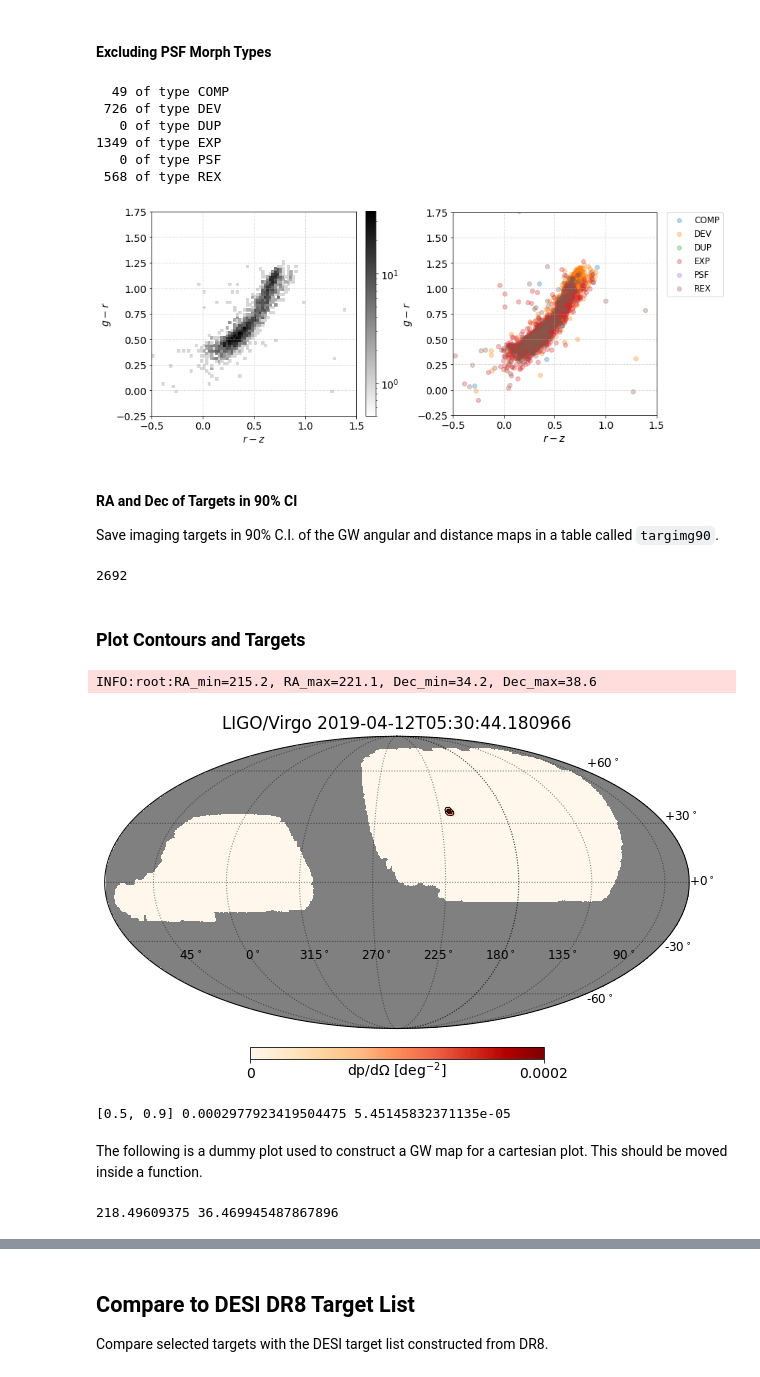
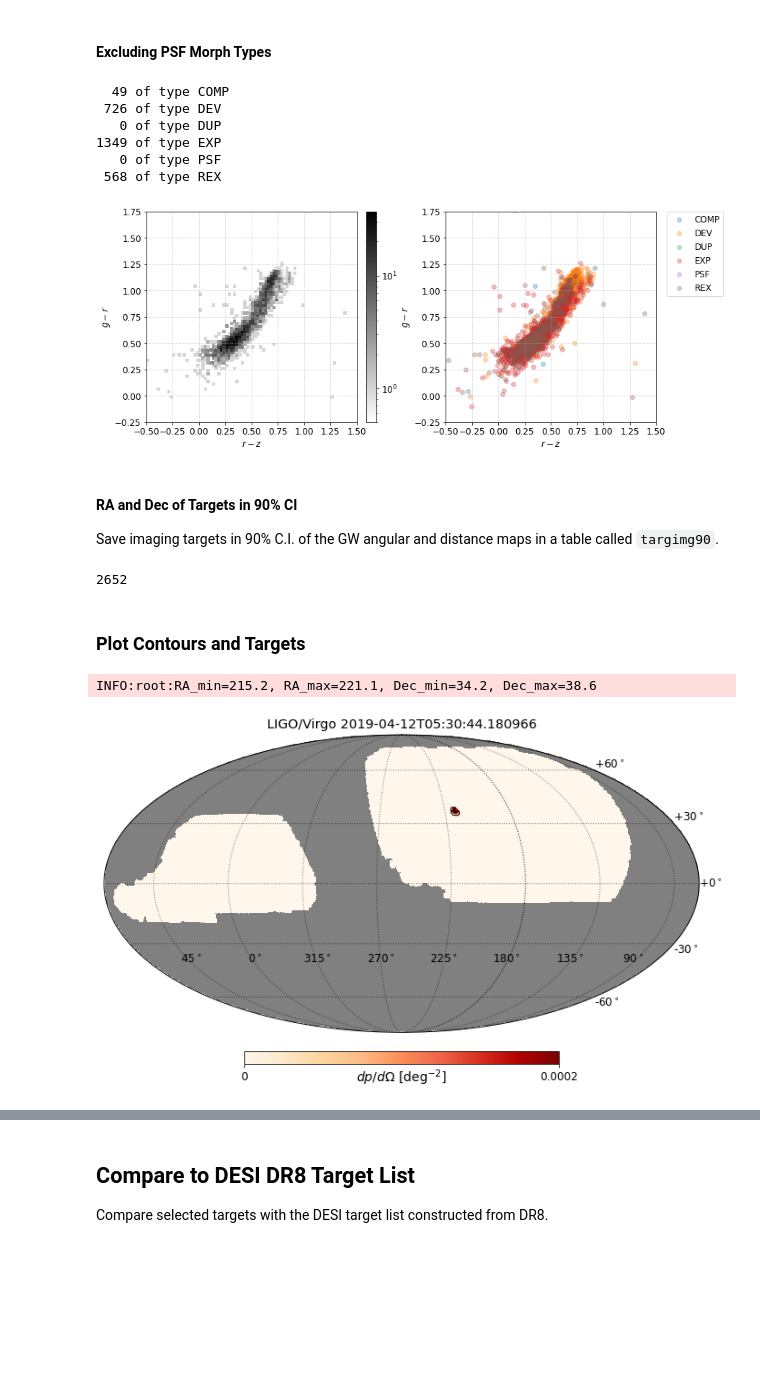
Before and after one commit to desihub/timedomain, a Jupyter notebook: gwtarget/gw_dr8.ipynb, the cells around one changed output, grey strips where cells are left out. Drawn from its saved outputs; the diff is of its cells as text; code cells hidden in the pictures; blank space fills up the shorter version.

Commit message:
Plot cleanup.

```diff
--- a/gwtarget/gw_dr8.ipynb
+++ b/gwtarget/gw_dr8.ipynb
@@ -25,12 +25,12 @@ import healpy as hp
 import matplotlib as mpl
 import matplotlib.pyplot as plt
 
-from gw_skymap import compute_quantiles, compute_contours, plot_gwmap
+from gw_skymap import compute_quantiles, compute_contours, plot_mollmap, plot_cartmap
 
 from desitarget import io, cuts
 from desitarget.targetmask import desi_mask, bgs_mask
 
-mpl.rc('font', size=14)
+mpl.rc('font', size=12)
 # %% [markdown]
 ## DR8 Access Functions
 
@@ -376,7 +375,7 @@ fig.tight_layout();
 1349 of type EXP
    0 of type PSF
  568 of type REX
-[figure, old version]
+[figure, new version]
 # %% [markdown]
 #### RA and Dec of Targets in 90% CI
 
@@ -384,65 +383,16 @@ Save imaging targets in 90% C.I. of the GW angular and distance maps in a table
 # %%
 select = rescut & nonneg_mag & nonpsf
 
-targimg90 = objcat[select]
+targimg90 = objcat[select][colcut]
 ra90  = targimg90['RA']
 dec90 = targimg90['DEC']
 len(targimg90)
 # %% [output]
-2692
+2652
 # %% [markdown]
 ### Plot Contours and Targets
 # %%
-fig = plot_gwmap(gwfile)
+fig = plot_mollmap(gwfile)
 # %% [output]
 INFO:root:RA_min=215.2, RA_max=221.1, Dec_min=34.2, Dec_max=38.6
-[figure, old version]
+[figure, new version]
-# %%
-# Compute GW contours for degraded map.
-gwmap = hp.read_map(gwfile)
-npix = len(gwmap)
-nside = hp.npix2nside(npix)
-levels = [0.50, 0.90]
-lev50, lev90 = compute_quantiles(levels, gwmap)
-print(levels, lev50, lev90)
-
-gwmap256 = hp.pixelfunc.ud_grade(gwmap, 256) #reduce nside to make it faster
-gwmap256 = gwmap256/np.sum(gwmap256)
-ra_contour, dec_contour = compute_contours(levels, gwmap256)
-# %% [output]
-[0.5, 0.9] 0.0002977923419504475 5.45145832371135e-05
-# %% [markdown]
-The following is a dummy plot used to construct a GW map for a cartesian plot.
-This should be moved inside a function.
-# %%
-maxpix = np.argmax(gwmap)
-ra_c, dec_c = hp.pix2ang(nside, maxpix, lonlat=True)
-print(ra_c, dec_c)
-
-xmin = np.round(ra_c - 3)
-xmax = np.round(ra_c + 3)
-# xmin = angle_to_180(np.round(ra_c - 5))
-# xmax = angle_to_180(np.round(ra_c + 5))
-if xmax < xmin:
-    xmin, xmax = xmax, xmin
-cxmin, cxmax = xmin, xmax
-frot = 0.
-if xmax > 90 and xmin < -90:
-    frot, cxmin, cmax = 180., xmax-180., xmax+180.
-ymin = np.round(dec_c - 3)
-ymax = np.round(dec_c + 3)
-
-cxmin, cxmax, ymin, ymax
-
-faspect = np.abs(cxmax - cxmin)/np.abs(ymax-ymin)
-fysize = 4
-figsize = (fysize*faspect+2, fysize+4)
-
-tfig   = plt.figure(num=2,figsize=figsize)
-rotimg = hp.cartview(gwmap, fig=2,coord='C', title="", cbar=False, flip='astro',
-                     lonra=[cxmin,cxmax], latra=[ymin,ymax], rot=frot,
-                     notext=True, xsize=1000,
-                     return_projected_map=True)
-plt.close(tfig)
-# %% [output]
-218.49609375 36.469945487867896
```
Also changed, not shown: parts of 12 cells of this notebook, 1 other file.
